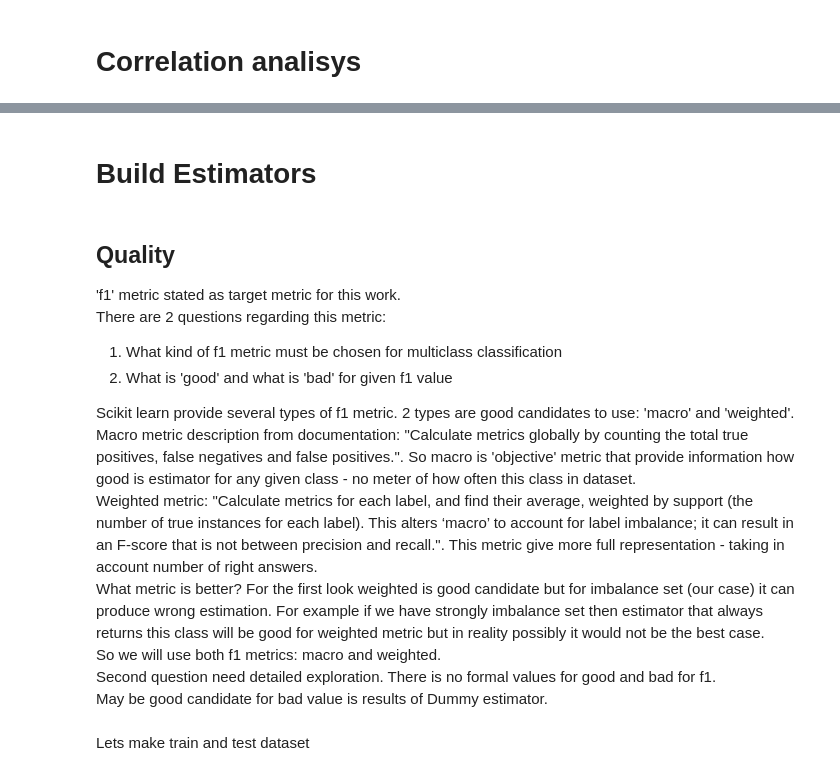
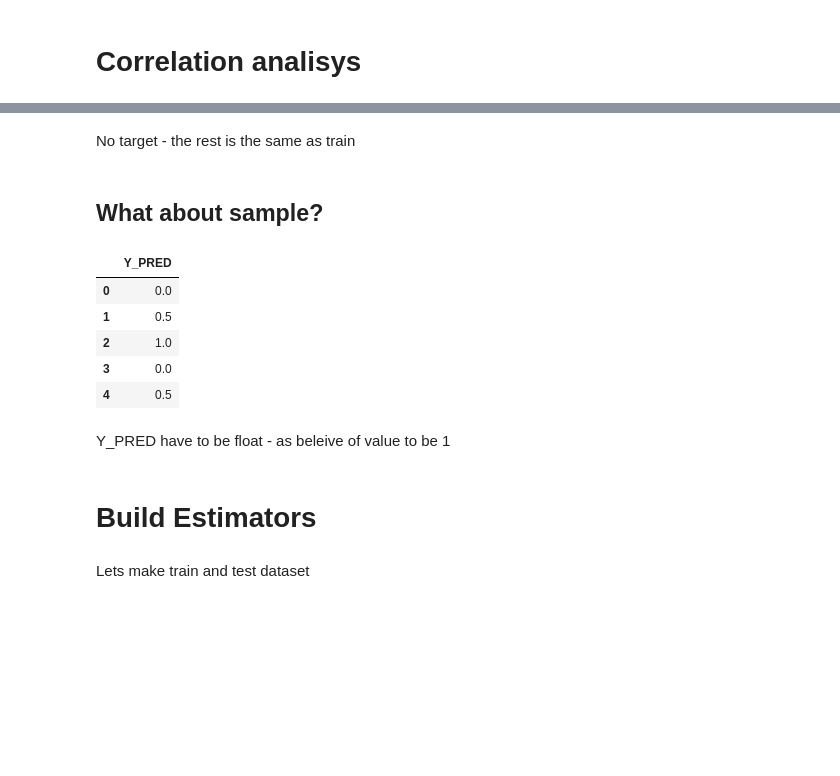
Before and after one commit to gitgash/test_qa, a Jupyter notebook: test_estimator.ipynb, the cells around one changed output, grey strips where cells are left out. Saved outputs shown, nothing was run; the diff lists cells and outputs as text; code cells hidden in the pictures; blank space fills up the shorter version.

```diff
--- a/test_estimator.ipynb
+++ b/test_estimator.ipynb
@@ -224,19 +229,20 @@ It looks that f18 and f10 with derivatives not correlated with label
+# %% [markdown]
+No target - the rest is the same as train
+# %% [markdown]
+## What about sample?
+# %%
+sample_df.head()
+# %% [output]
+|  | Y_PRED |
+| 0 | 0.0 |
+| 1 | 0.5 |
+| 2 | 1.0 |
+| 3 | 0.0 |
+| 4 | 0.5 |
+# %% [markdown]
+Y_PRED have to be float - as beleive of value to be 1
 # %% [markdown]
 # Build Estimators
-# %% [markdown]
-## Quality
-'f1' metric stated as target metric for this work.
-There are 2 questions regarding this metric:
-1. What kind of f1 metric must be chosen for multiclass classification
-1. What is 'good' and what is 'bad' for given f1 value
-
-Scikit learn provide several types of f1 metric. 2 types are good candidates to use: 'macro' and 'weighted'.
-Macro metric description  from documentation: "Calculate metrics globally by counting the total true positives, false negatives and false positives.". So macro is 'objective' metric that provide information how good is estimator for any given class - no meter  of how often this class in dataset.
-Weighted metric: "Calculate metrics for each label, and find their average, weighted by support (the number of true instances for each label). This alters ‘macro’ to account for label imbalance; it can result in an F-score that is not between precision and recall.". This metric give more full representation - taking in account number of right answers.
-What metric is better? For the first look weighted is good candidate but for imbalance set (our case) it can produce wrong estimation. For example if we have strongly imbalance set then estimator that always returns this class will be good for weighted metric but in reality possibly it would not be the best case.
-So we will use both f1 metrics: macro and weighted.
-Second question need detailed exploration. There is no formal values for good and bad for f1.
-May be good candidate for bad value is results of Dummy estimator.
 # %% [markdown]
 Lets make train and test dataset
 # %%
```
Also changed, not shown: parts of 28 cells of this notebook.
